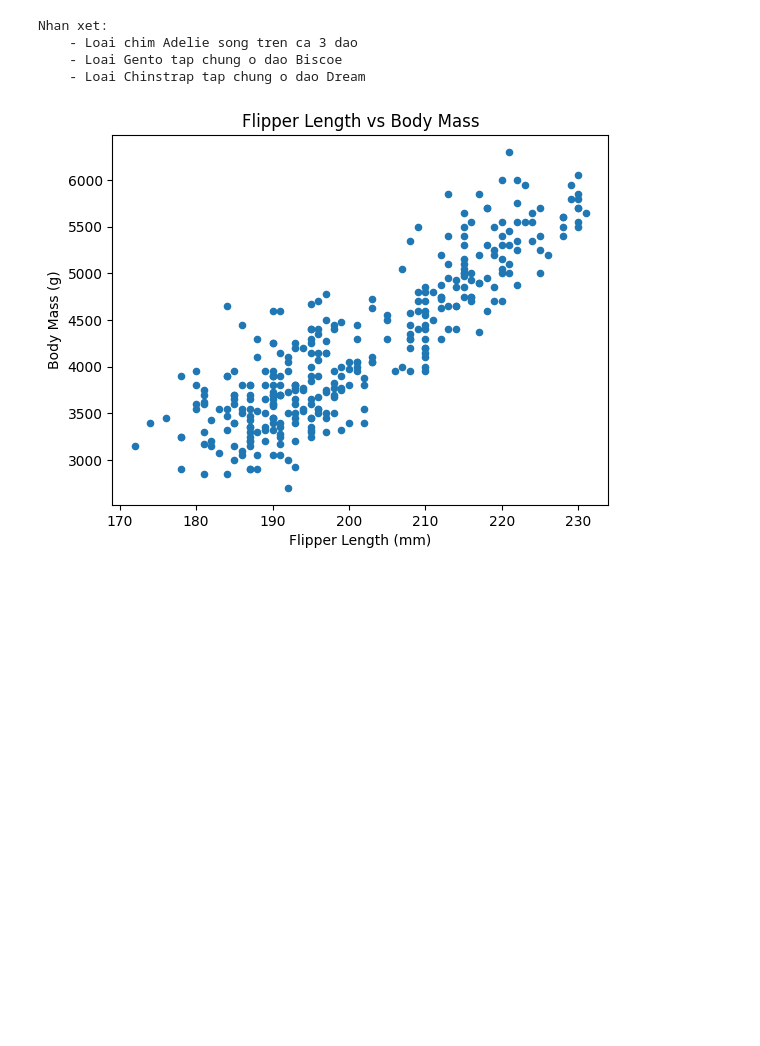
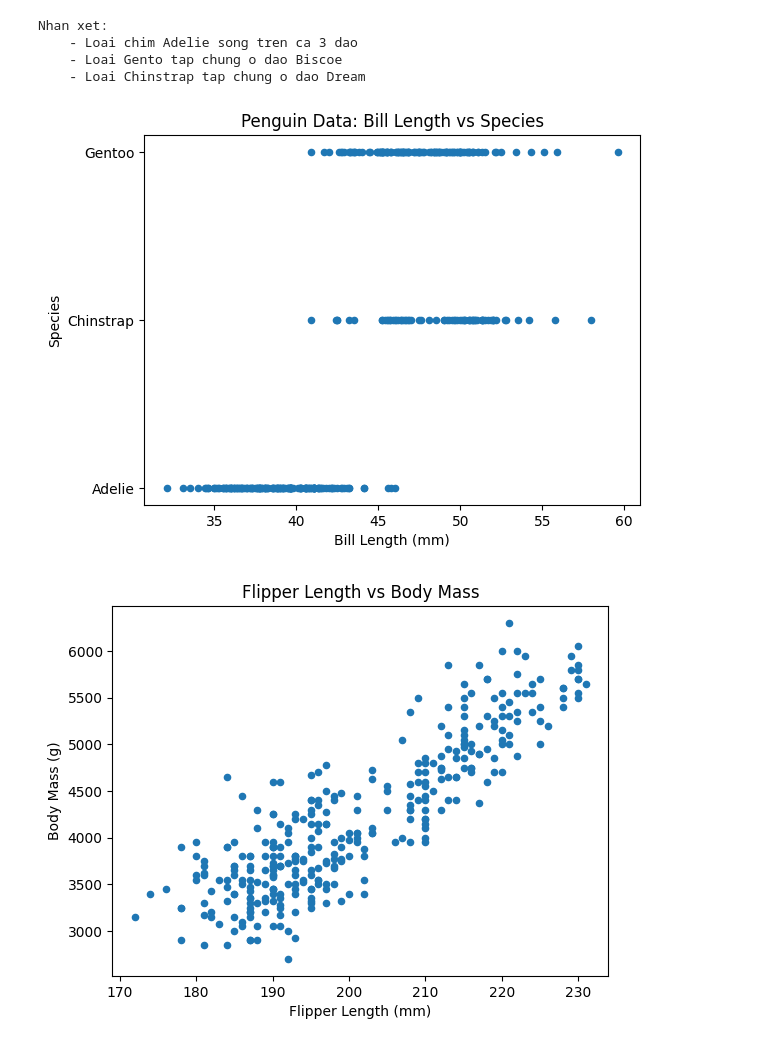
Before and after one commit to tiesen243/data-analyst, a Jupyter notebook: midterm-practice/peg.ipynb, the cells around one changed output. Drawn from its saved outputs; the diff is of its cells as text; code cells hidden in the pictures; blank space fills up the shorter version.

```diff
--- a/midterm-practice/peg.ipynb
+++ b/midterm-practice/peg.ipynb
@@ -91,6 +90,14 @@ Nhan xet:
     - Loai chim Adelie song tren ca 3 dao
     - Loai Gento tap chung o dao Biscoe
     - Loai Chinstrap tap chung o dao Dream
+# %%
+peg.plot(x='bill_length_mm', y='species', kind='scatter')
+plt.xlabel('Bill Length (mm)')
+plt.ylabel('Species')
+plt.title('Penguin Data: Bill Length vs Species')
+plt.show()
+# %% [output]
+[figure, added]
 # %%
 # do thi khao sat moi quan he giua flipper_length va body_mass
 peg.plot.scatter(x="flipper_length_mm", y="body_mass_g")
```
Also changed, not shown: parts of 1 cell of this notebook.
